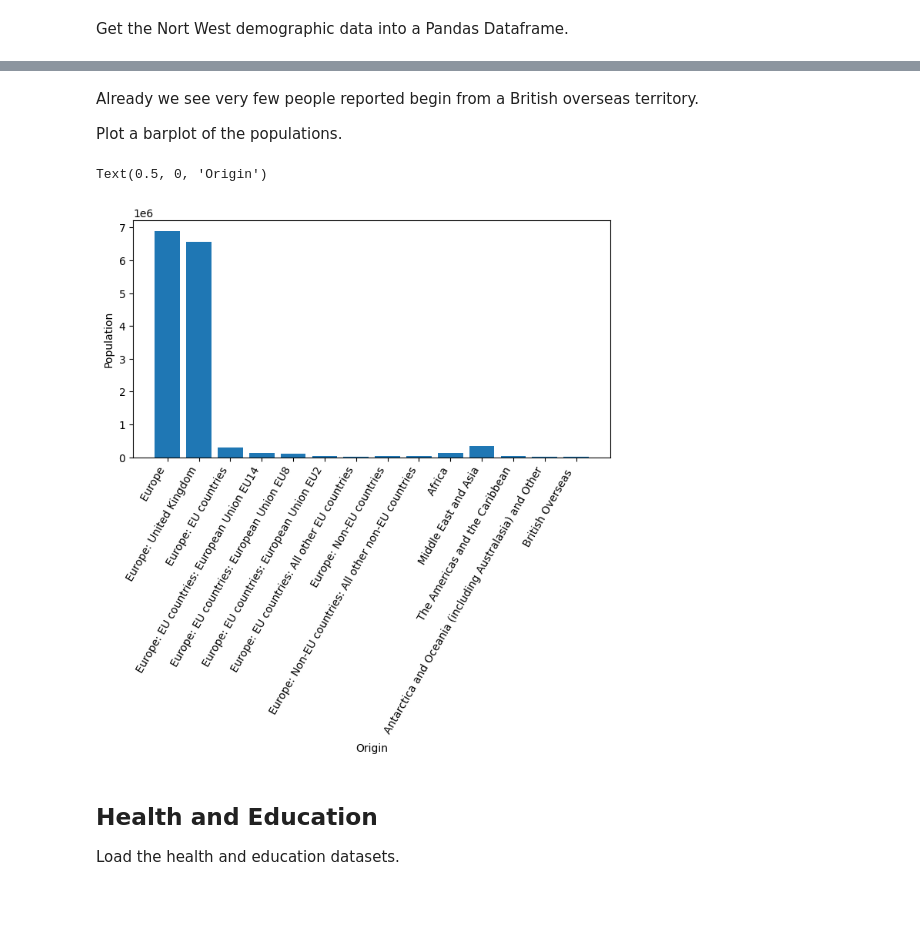
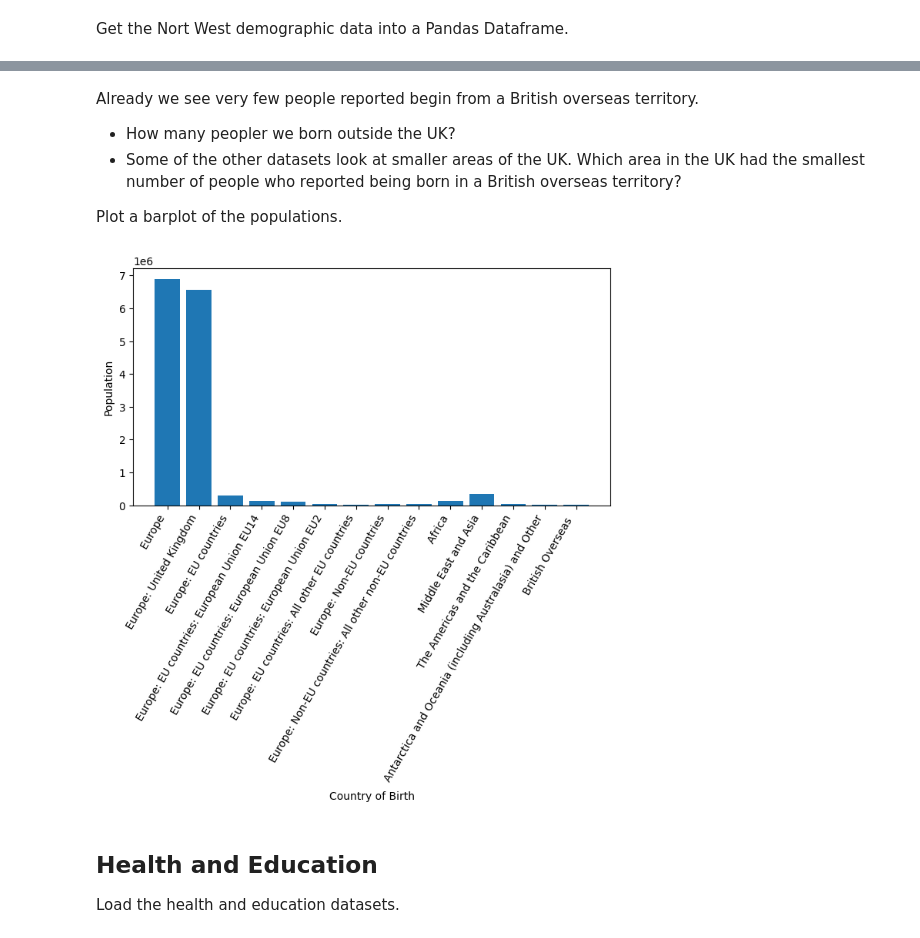
Before and after one commit to alexgregory1/work_experience_notebooks, a Jupyter notebook: notebook1.ipynb, the cells around one changed output, grey strips where cells are left out. Drawn from its saved outputs; the diff is of its cells as text; code cells hidden in the pictures; blank space fills up the shorter version.

```diff
--- a/notebook1.ipynb
+++ b/notebook1.ipynb
@@ -62,8 +64,7 @@ north_west_data = (
     ]
     .squeeze()
     .to_frame("Population")
-    .reset_index(names="Origin")
+    .reset_index(names="Country of Birth")
 )
-
-north_west_data
+north_west_data.head()
 # %% [output]
@@ -87,9 +79,8 @@ The strings in the origin column are long and hard to understand. They can be si
 # %%
-north_west_data["Origin"] = (
-    north_west_data["Origin"].str.split(";")
+north_west_data["Country of Birth"] = (
+    north_west_data["Country of Birth"].str.split(";")
     .apply(lambda x: x[0])
     .str.replace("Country of birth: ", " ")
 )
-
-north_west_data
+north_west_data.head()
 # %% [output]
@@ -111,16 +93,18 @@ north_west_data
 # %% [markdown]
 Already we see very few people reported begin from a British overseas territory.
 
+* How many peopler we born outside the UK?
+* Some of the other datasets look at smaller areas of the UK. Which area in the UK had the smallest number of people who reported being born in a British overseas territory?
+
 Plot a barplot of the populations.
 # %%
 fig, ax = plt.subplots(1, 1, figsize=(8, 4))
-ax.bar(x=north_west_data["Origin"], height=north_west_data["Population"])
-ax.set_xticklabels(north_west_data["Origin"], rotation=60, ha="right");
+ax.bar(x=north_west_data["Country of Birth"], height=north_west_data["Population"])
+ax.set_xticklabels(north_west_data["Country of Birth"], rotation=60, ha="right");
 ax.set_ylabel("Population")
-ax.set_xlabel("Origin")
+ax.set_xlabel("Country of Birth");
 # %% [output]
-Text(0.5, 0, 'Origin')
-[figure, old version]
+[figure, new version]
 # %% [markdown]
 ## Health and Education
 
```
Also changed, not shown: parts of 21 cells of this notebook.
